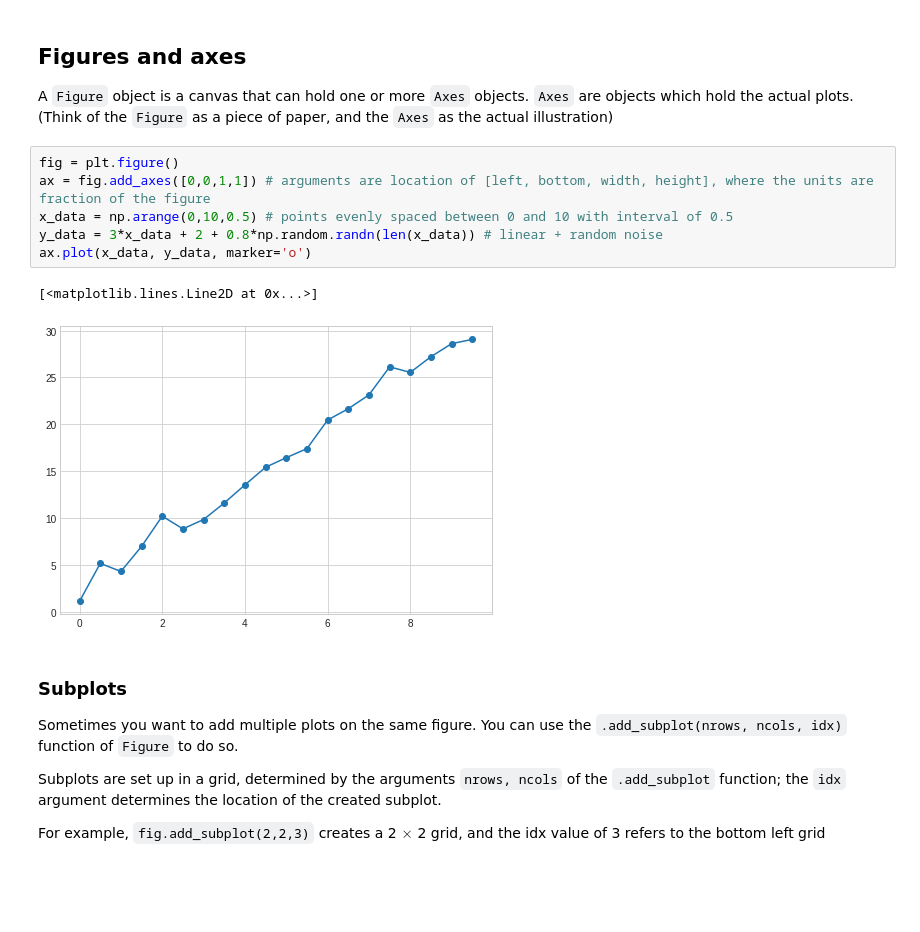
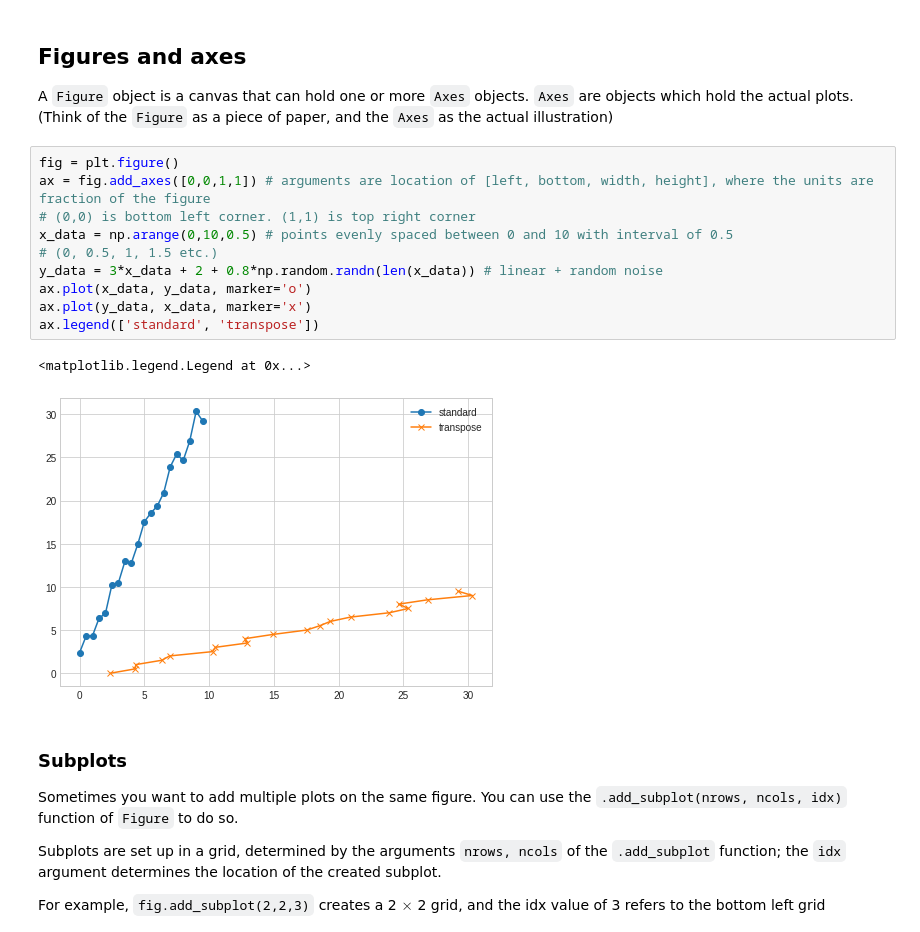
Before and after one commit to bwsi-hadr/02-visualization-and-shapes-dylan-pham, a Jupyter notebook: 02_Visualization_and_Shapes.ipynb, the cells around one changed output. Cells and saved outputs as stored; diff of their text form; blank space fills up the shorter version.

```diff
--- a/02_Visualization_and_Shapes.ipynb
+++ b/02_Visualization_and_Shapes.ipynb
@@ -29,12 +29,16 @@ A `Figure` object is a canvas that can hold one or more `Axes` objects. `Axes` a
 # %%
 fig = plt.figure()
 ax = fig.add_axes([0,0,1,1]) # arguments are location of [left, bottom, width, height], where the units are fraction of the figure
+# (0,0) is bottom left corner. (1,1) is top right corner
 x_data = np.arange(0,10,0.5) # points evenly spaced between 0 and 10 with interval of 0.5
+# (0, 0.5, 1, 1.5 etc.)
 y_data = 3*x_data + 2 + 0.8*np.random.randn(len(x_data)) # linear + random noise
 ax.plot(x_data, y_data, marker='o')
+ax.plot(y_data, x_data, marker='x')
+ax.legend(['standard', 'transpose'])
 # %% [output]
-[<matplotlib.lines.Line2D at 0x...>]
+<matplotlib.legend.Legend at 0x...>
-[figure, old version]
+[figure, new version]
 # %% [markdown]
 ### Subplots
 Sometimes you want to add multiple plots on the same figure. You can use the `.add_subplot(nrows, ncols, idx)` function of `Figure` to do so.
```
Also changed, not shown: parts of 2 cells of this notebook.
